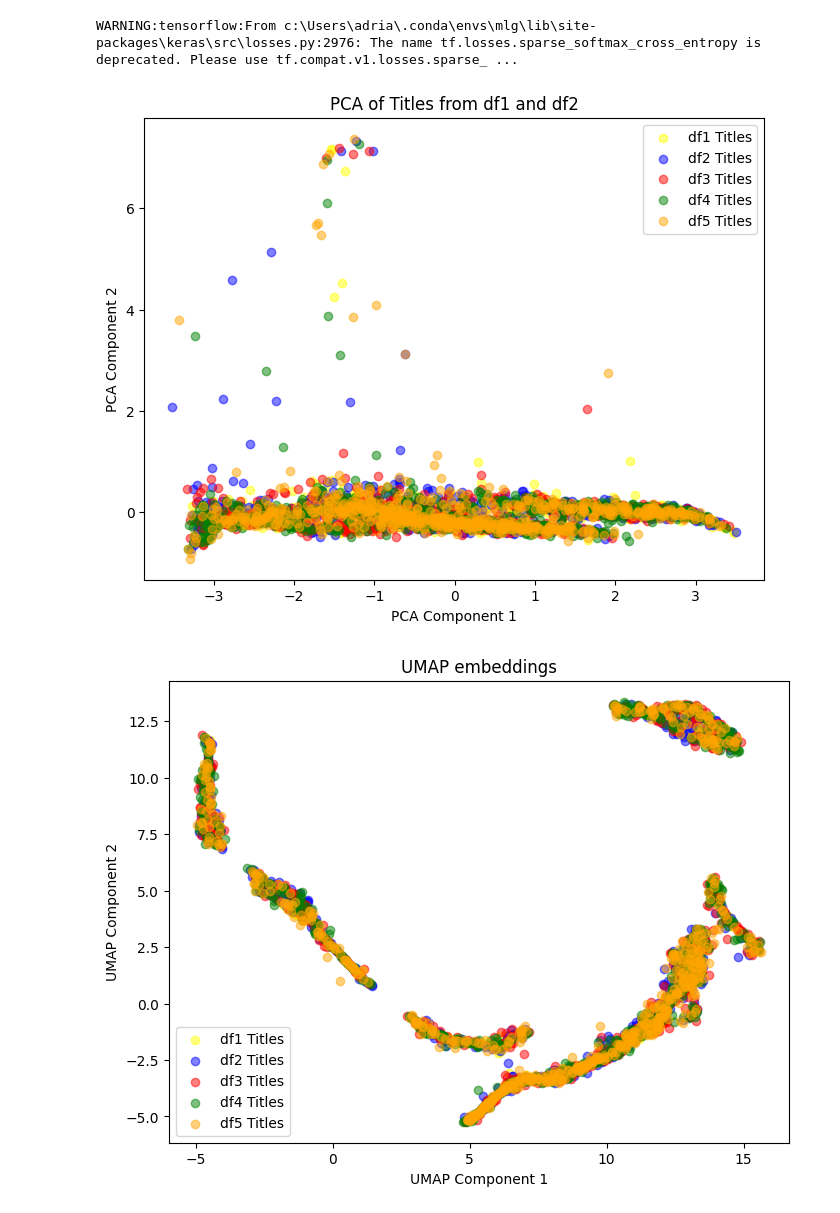
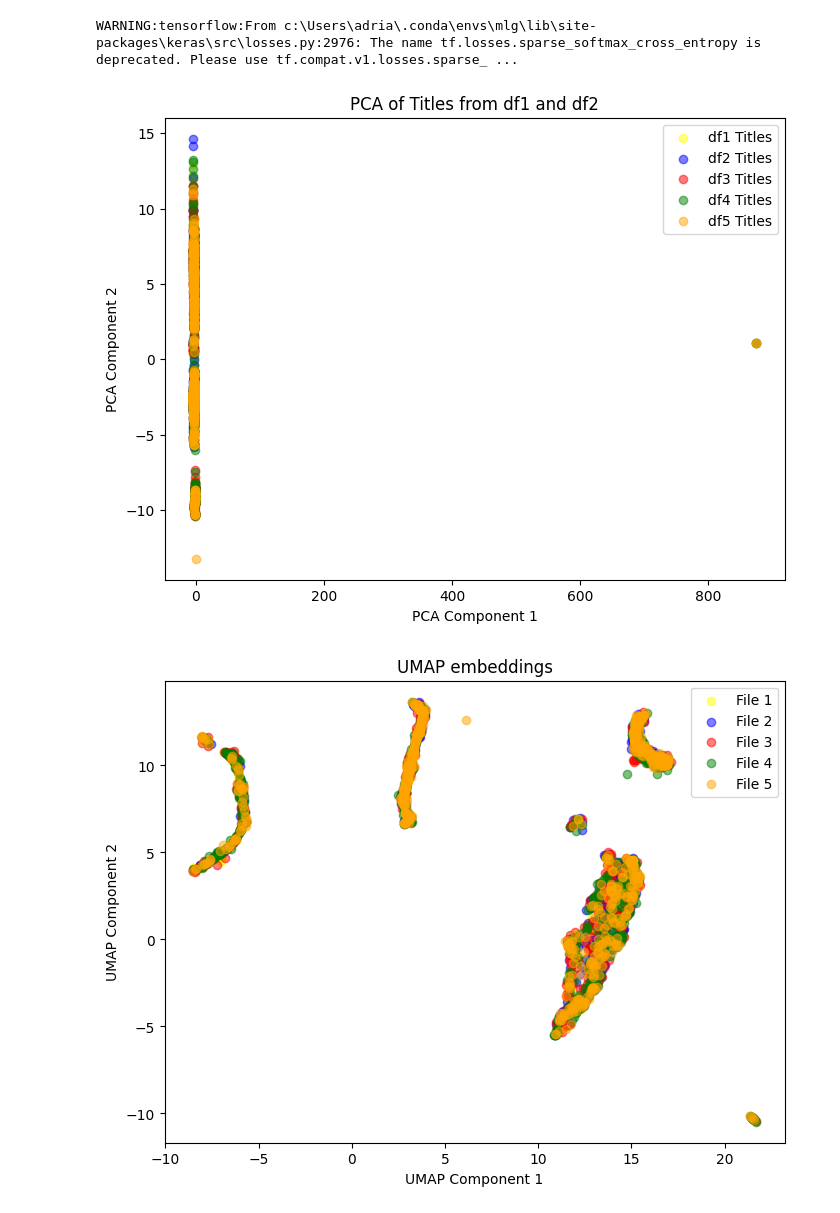
Before and after one commit to AMGrobelnik/MLG-Predicting-Impacful-Events, a Jupyter notebook: preprocess/llm/umap_analysis.ipynb, the cells around one changed output. Drawn from its saved outputs; the diff is of its cells as text; code cells hidden in the pictures.

```diff
--- a/preprocess/llm/umap_analysis.ipynb
+++ b/preprocess/llm/umap_analysis.ipynb
@@ -6,18 +6,18 @@ import umap
 # %% [output]
 WARNING:tensorflow:From c:\Users\adria\.conda\envs\mlg\lib\site-packages\keras\src\losses.py:2976: The name tf.losses.sparse_softmax_cross_entropy is deprecated. Please use tf.compat.v1.losses.sparse_ ...
 # %%
-df1 = pd.read_pickle(f"../../data/text/embedded_umap_dim100/events-00001.pkl")
-df2 = pd.read_pickle(f"../../data/text/embedded_umap_dim100/events-00002.pkl")
-df3 = pd.read_pickle(f"../../data/text/embedded_umap_dim100/events-00003.pkl")
-df4 = pd.read_pickle(f"../../data/text/embedded_umap_dim100/events-00004.pkl")
-df5 = pd.read_pickle(f"../../data/text/embedded_umap_dim100/events-00005.pkl")
+df1 = pd.read_pickle(f"../../data/text/embedded_umap_dim10/events-00001.pkl")
+df2 = pd.read_pickle(f"../../data/text/embedded_umap_dim10/events-00002.pkl")
+df3 = pd.read_pickle(f"../../data/text/embedded_umap_dim10/events-00003.pkl")
+df4 = pd.read_pickle(f"../../data/text/embedded_umap_dim10/events-00004.pkl")
+df5 = pd.read_pickle(f"../../data/text/embedded_umap_dim10/events-00005.pkl")
 # %%
 pca = PCA(n_components=2)
-titles_pca_df1 = pca.fit_transform(df1['summary'].tolist())
-titles_pca_df2 = pca.transform(df2['summary'].tolist())
-titles_pca_df3 = pca.transform(df3['summary'].tolist())
-titles_pca_df4 = pca.transform(df4['summary'].tolist())
-titles_pca_df5 = pca.transform(df5['summary'].tolist())
+titles_pca_df1 = pca.fit_transform(df1['title'].tolist())
+titles_pca_df2 = pca.transform(df2['title'].tolist())
+titles_pca_df3 = pca.transform(df3['title'].tolist())
+titles_pca_df4 = pca.transform(df4['title'].tolist())
+titles_pca_df5 = pca.transform(df5['title'].tolist())
 
 # Plotting
 plt.figure(figsize=(8, 6))
@@ -32,26 +32,26 @@ plt.ylabel('PCA Component 2')
 plt.legend()
 plt.show()
 # %% [output]
-[figure, old version]
+[figure, new version]
 # %%
 umap_embedder = umap.UMAP(n_components=2, random_state=42)
-titles_umap_df1 = umap_embedder.fit_transform(df1['summary'].tolist())
-titles_umap_df2 = umap_embedder.transform(df2['summary'].tolist())
-titles_umap_df3 = umap_embedder.transform(df3['summary'].tolist())
-titles_umap_df4 = umap_embedder.transform(df4['summary'].tolist())
-titles_umap_df5 = umap_embedder.transform(df5['summary'].tolist())
+titles_umap_df1 = umap_embedder.fit_transform(df1['title'].tolist())
+titles_umap_df2 = umap_embedder.transform(df2['title'].tolist())
+titles_umap_df3 = umap_embedder.transform(df3['title'].tolist())
+titles_umap_df4 = umap_embedder.transform(df4['title'].tolist())
+titles_umap_df5 = umap_embedder.transform(df5['title'].tolist())
 
 # Plotting
 plt.figure(figsize=(8, 6))
-plt.scatter(titles_umap_df1[:, 0], titles_umap_df1[:, 1], color='yellow', alpha=0.5, label='df1 Titles')
-plt.scatter(titles_umap_df2[:, 0], titles_umap_df2[:, 1], color='blue', alpha=0.5, label='df2 Titles')
-plt.scatter(titles_umap_df3[:, 0], titles_umap_df3[:, 1], color='red', alpha=0.5, label='df3 Titles')
-plt.scatter(titles_umap_df4[:, 0], titles_umap_df4[:, 1], color='green', alpha=0.5, label='df4 Titles')
-plt.scatter(titles_umap_df5[:, 0], titles_umap_df5[:, 1], color='orange', alpha=0.5, label='df5 Titles')
+plt.scatter(titles_umap_df1[:, 0], titles_umap_df1[:, 1], color='yellow', alpha=0.5, label='File 1')
+plt.scatter(titles_umap_df2[:, 0], titles_umap_df2[:, 1], color='blue', alpha=0.5, label='File 2')
+plt.scatter(titles_umap_df3[:, 0], titles_umap_df3[:, 1], color='red', alpha=0.5, label='File 3')
+plt.scatter(titles_umap_df4[:, 0], titles_umap_df4[:, 1], color='green', alpha=0.5, label='File 4')
+plt.scatter(titles_umap_df5[:, 0], titles_umap_df5[:, 1], color='orange', alpha=0.5, label='File 5')
 plt.title('UMAP embeddings')
 plt.xlabel('UMAP Component 1')
 plt.ylabel('UMAP Component 2')
 plt.legend()
 plt.show()
 # %% [output]
-[figure, old version]
+[figure, new version]
```
